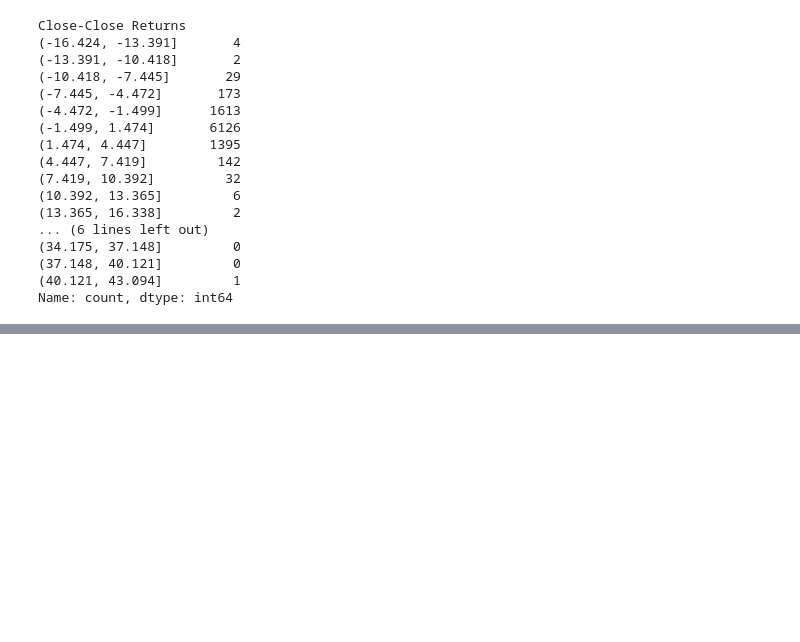
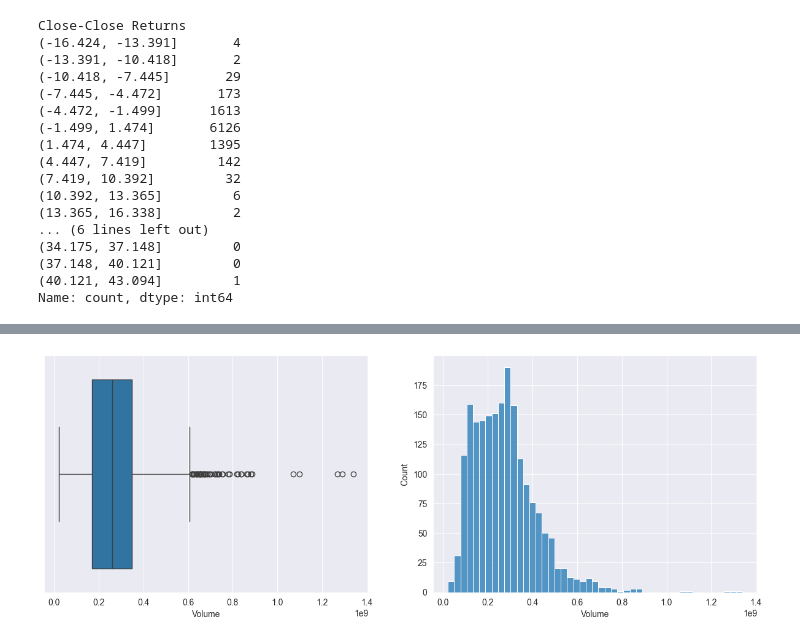
Before and after one commit to daredevilq/stock-market-analysis, a Jupyter notebook: market-analysis.ipynb, the cells around one changed output, grey strips where cells are left out. Cells and saved outputs as stored; diff of their text form; code cells hidden in the pictures; blank space fills up the shorter version.

```diff
--- a/market-analysis.ipynb
+++ b/market-analysis.ipynb
@@ -785,0 +820,4 @@ plot_pie_chart(df_microsoft_daily['Close-Close Returns'])
+# %%
+draw_plots(df_microsoft_weekly,'Volume')
+# %% [output]
+[figure, added]
```
Also changed, not shown: parts of 102 cells of this notebook, 4 other files.
